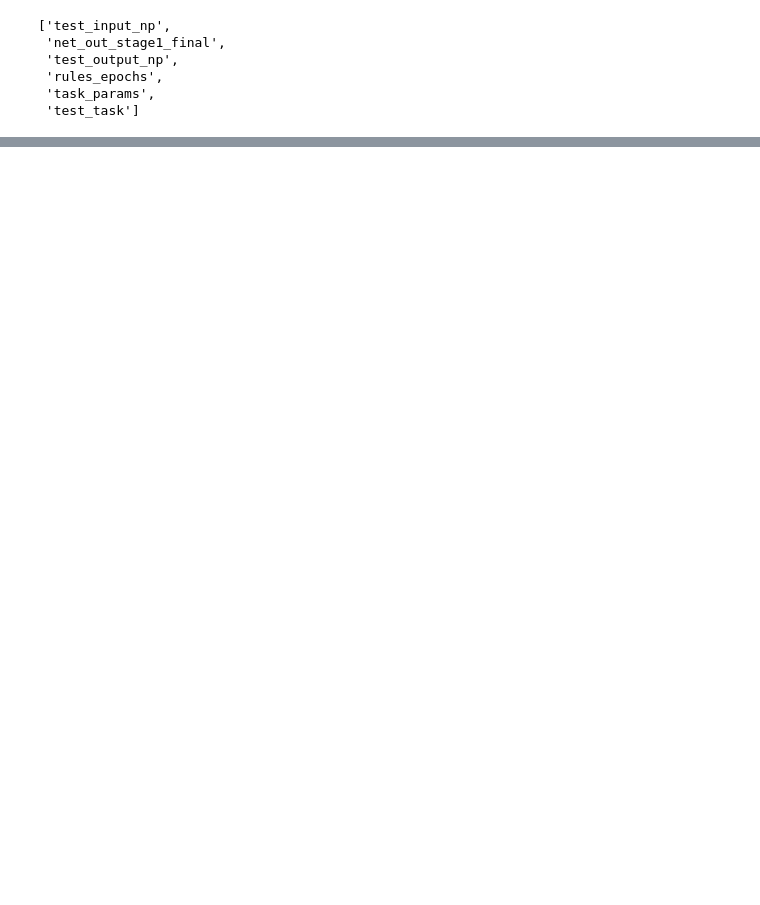
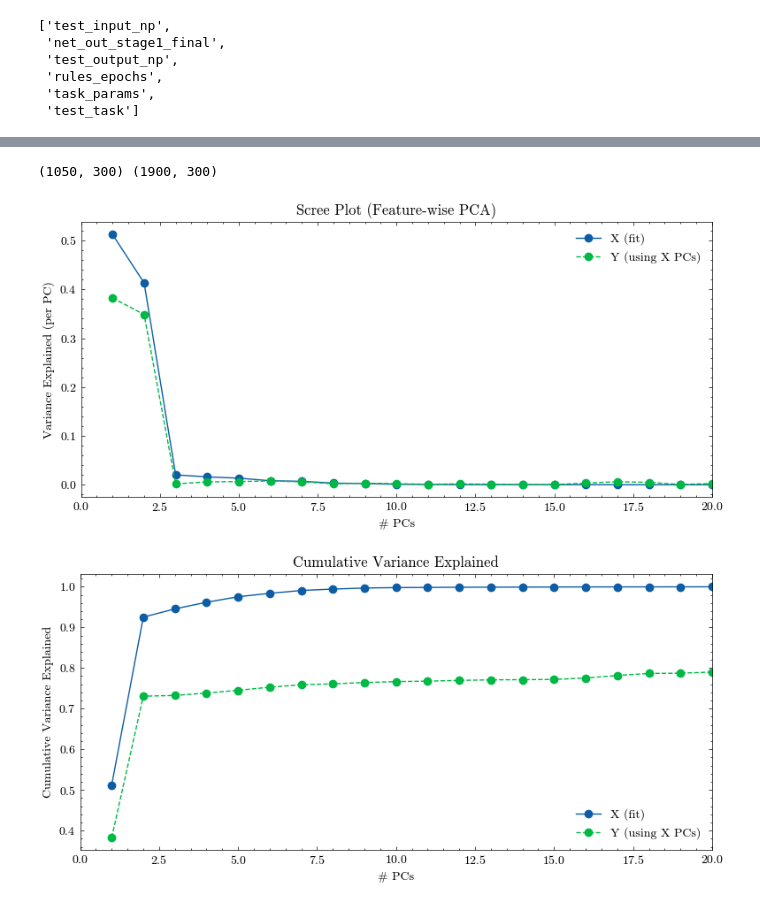
Before and after one commit to AllenInstitute/MultiTaskMPN, a Jupyter notebook: pretraining_analysis.ipynb, the cells around one changed output, grey strips where cells are left out. Drawn from its saved outputs; the diff is of its cells as text; code cells hidden in the pictures; blank space fills up the shorter version.

```diff
--- a/pretraining_analysis.ipynb
+++ b/pretraining_analysis.ipynb
@@ -14,8 +16,13 @@ import mpn
 import clustering
 # %%
 basepath = "./pretraining"
-filepath = "output_fdanti_delaygo_seed665_+hidden200+batch128+angle"
-parampath = "param_fdanti_delaygo_seed665_+hidden200+batch128+angle"
+stage1_name1 = "fdanti"
+stage1_name2 = "delaygo"
+final_name = "delayanti"
+
+seed = 71
+filepath = f"output_{stage1_name1}_{stage1_name2}_seed{seed}_+hidden300+batch128+stimulus"
+parampath = f"param_{stage1_name1}_{stage1_name2}_seed{seed}_+hidden300+batch128+stimulus"
 
 stage1_output_path = f"{basepath}/{filepath}_stage1.npz"
 stage2_output_path = f"{basepath}/{filepath}_stage2.npz"
@@ -36,3 +74,22 @@ stage1_output.files
 # %%
-final_param.files
+test_task = stage1_output["test_task"]
+stage1_op = final_param["hs_stage1"]
+stage2_op = final_param["hs_stage2"]
+stage1_rules_epochs = stage1_output["rules_epochs"].item()
+stage2_rules_epochs = stage2_output["rules_epochs2"].item()
+print(f"stage1_rules_epochs: {stage1_rules_epochs}")
+print(f"stage2_rules_epochs: {stage2_rules_epochs}")
+
+test_task_0 = stage1_op[test_task == 0, :, :]
+test_task_0_stimperiod = stage1_rules_epochs[stage1_name1]["stim1"]
+test_task_0_stim = test_task_0[:,test_task_0_stimperiod[0]:test_task_0_stimperiod[1],:]
+
+test_task_final = stage2_op
+test_task_final_stimperiod = stage2_rules_epochs[final_name]["stim1"]
+test_task_final_stim = test_task_final[:,test_task_final_stimperiod[0]:test_task_final_stimperiod[1],:]
+
+# if test_task_0_stim.shape[-1] != test_task_final_stim.shape[-1]:
+#     test_task_final_stim = test_task_final_stim.reshape(test_task_0_stim.shape[0], -1, test_task_0_stim.shape[-1])
+
+print(test_task_0_stim.shape, test_task_final_stim.shape)
 # %% [output]
@@ -52,0 +149,6 @@ array({'fdanti': {'fix1': (None, 15), 'stim1': (15, 33), 'go1': (33, 49)}, 'dela
+# %%
+evr_X, cev_X, evr_Yx, cev_Yx, pca = pca_cross_variance_featurewise(test_task_0_stim, test_task_final_stim, plot=True)
+# %% [output]
+(1050, 300) (1900, 300)
+[figure, added]
+[figure, added]
```
Also changed, not shown: parts of 7 cells of this notebook, 2 other files.
